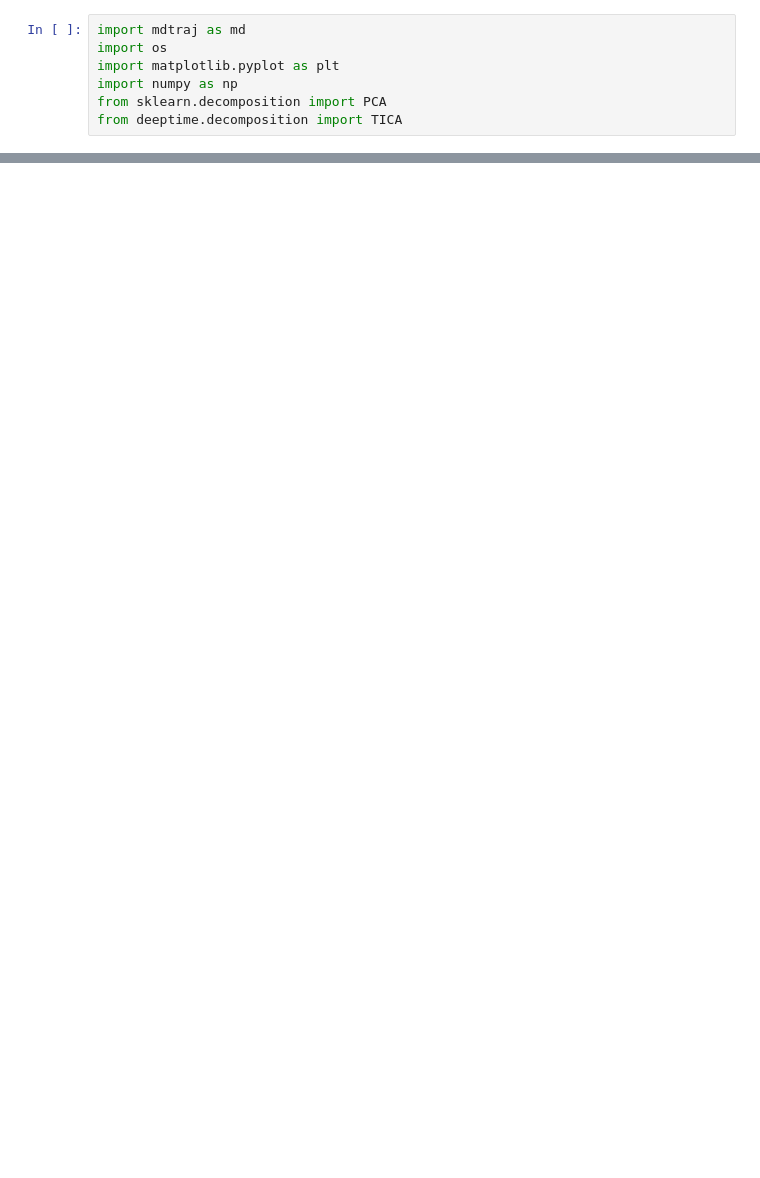
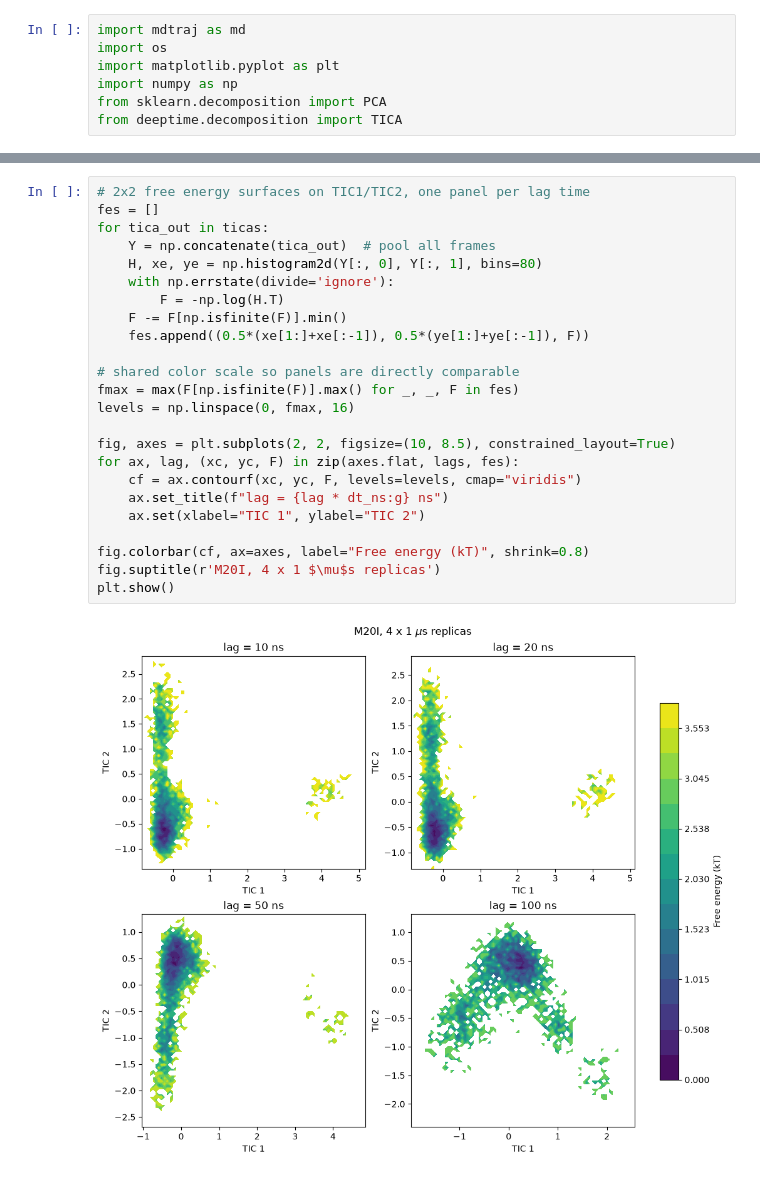
Before and after one commit to emilyw03/shakhnovich_lab_GroEL, a Jupyter notebook: notebooks/md_analysis_tica.ipynb, the cells around one changed output, grey strips where cells are left out. Saved outputs shown, nothing was run; the diff lists cells and outputs as text; blank space fills up the shorter version.

```diff
--- a/notebooks/md_analysis_tica.ipynb
+++ b/notebooks/md_analysis_tica.ipynb
@@ -54,0 +105,26 @@ Slowest timescales (ns): [315.82540601 126.20458465  75.72211078  54.17606179  3
+# %%
+# 2x2 free energy surfaces on TIC1/TIC2, one panel per lag time
+fes = []
+for tica_out in ticas:
+    Y = np.concatenate(tica_out)  # pool all frames
+    H, xe, ye = np.histogram2d(Y[:, 0], Y[:, 1], bins=80)
+    with np.errstate(divide='ignore'):
+        F = -np.log(H.T)
+    F -= F[np.isfinite(F)].min()
+    fes.append((0.5*(xe[1:]+xe[:-1]), 0.5*(ye[1:]+ye[:-1]), F))
+
+# shared color scale so panels are directly comparable
+fmax = max(F[np.isfinite(F)].max() for _, _, F in fes)
+levels = np.linspace(0, fmax, 16)
+
+fig, axes = plt.subplots(2, 2, figsize=(10, 8.5), constrained_layout=True)
+for ax, lag, (xc, yc, F) in zip(axes.flat, lags, fes):
+    cf = ax.contourf(xc, yc, F, levels=levels, cmap="viridis")
+    ax.set_title(f"lag = {lag * dt_ns:g} ns")
+    ax.set(xlabel="TIC 1", ylabel="TIC 2")
+
+fig.colorbar(cf, ax=axes, label="Free energy (kT)", shrink=0.8)
+fig.suptitle(r'M20I, 4 x 1 $\mu$s replicas')
+plt.show()
+# %% [output]
+[figure, added]
```
Also changed, not shown: parts of 11 cells of this notebook, 3 other files.
